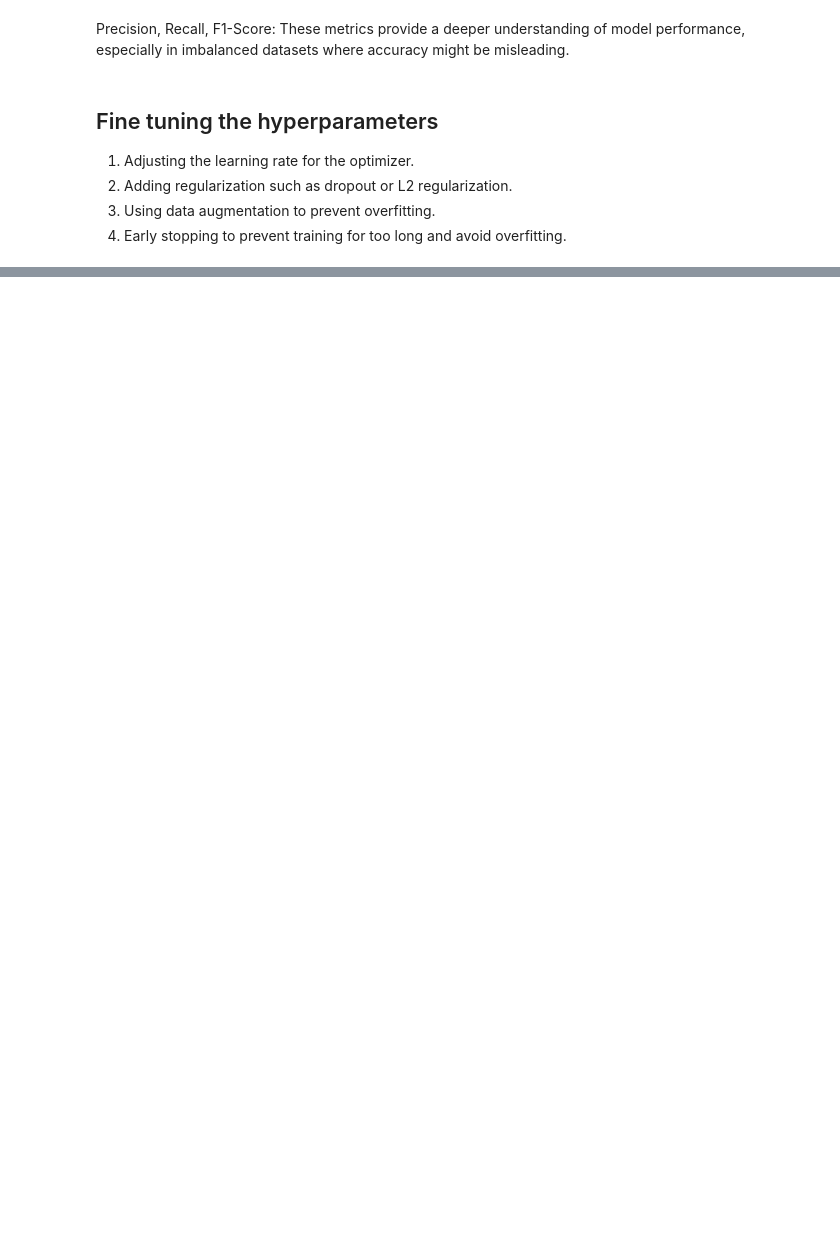
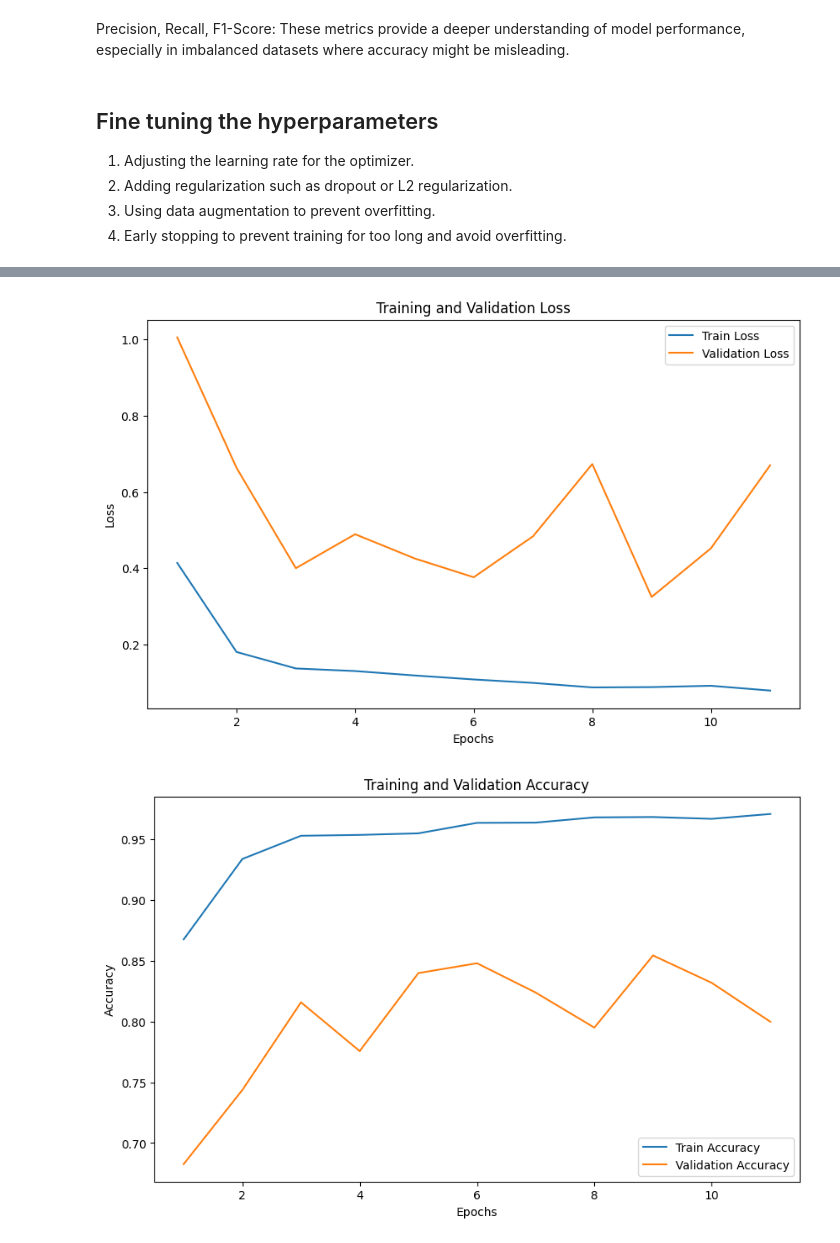
Before and after one commit to david-boules/SDS-CP021-pneumonia-detection, a Jupyter notebook: notebooks/cholpon-zhakshylykova/cholponz-CP021-Pneumonia-Detection.ipynb 14-01-22-440.ipynb, the cells around one changed output, grey strips where cells are left out. Drawn from its saved outputs; the diff is of its cells as text; code cells hidden in the pictures; blank space fills up the shorter version.

```diff
--- a/notebooks/cholpon-zhakshylykova/cholponz-CP021-Pneumonia-Detection.ipynb 14-01-22-440.ipynb
+++ b/notebooks/cholpon-zhakshylykova/cholponz-CP021-Pneumonia-Detection.ipynb 14-01-22-440.ipynb
@@ -663,0 +560,75 @@ Test F1 Score: 0.7524
+# %%
+# Plot the metrics
+
+# import matplotlib.pyplot as plt
+
+# Manually input the results you provided
+train_losses = [0.4141, 0.1808, 0.1375, 0.1307, 0.1192, 0.1087, 0.0997, 0.0879, 0.0887, 0.0922, 0.0796]
+train_accuracies = [0.8674, 0.9335, 0.9526, 0.9533, 0.9546, 0.9632, 0.9634, 0.9677, 0.9680, 0.9665, 0.9705]
+train_precisions = [0.8674, 0.9336, 0.9527, 0.9533, 0.9546, 0.9632, 0.9634, 0.9678, 0.9680, 0.9665, 0.9705]
+train_recalls = [0.8674, 0.9335, 0.9526, 0.9533, 0.9546, 0.9632, 0.9634, 0.9677, 0.9680, 0.9665, 0.9705]
+train_f1_scores = [0.8673, 0.9335, 0.9526, 0.9533, 0.9546, 0.9632, 0.9634, 0.9677, 0.9680, 0.9665, 0.9705]
+
+val_losses = [1.0051, 0.6633, 0.4002, 0.4893, 0.4260, 0.3766, 0.4838, 0.6732, 0.3248, 0.4522, 0.6699]
+val_accuracies = [0.6827, 0.7436, 0.8157, 0.7756, 0.8397, 0.8478, 0.8237, 0.7949, 0.8542, 0.8317, 0.7997]
+val_precisions = [0.8188, 0.8483, 0.8404, 0.8543, 0.8697, 0.8419, 0.8742, 0.8508, 0.8555, 0.8817, 0.8671]
+val_recalls = [0.5778, 0.6590, 0.7688, 0.7034, 0.7957, 0.8295, 0.7692, 0.7325, 0.8295, 0.7791, 0.7355]
+val_f1_scores = [0.5346, 0.6566, 0.7846, 0.7138, 0.8135, 0.8348, 0.7880, 0.7476, 0.8391, 0.7986, 0.7514]
+
+# Number of epochs
+epochs = list(range(1, len(train_losses) + 1))
+
+# Plotting the training and validation metrics
+
+# Loss plot
+plt.figure(figsize=(10, 6))
+plt.plot(epochs, train_losses, label='Train Loss')
+plt.plot(epochs, val_losses, label='Validation Loss')
+plt.xlabel('Epochs')
+plt.ylabel('Loss')
+plt.title('Training and Validation Loss')
+plt.legend()
+plt.show()
+
+# Accuracy plot
+plt.figure(figsize=(10, 6))
+plt.plot(epochs, train_accuracies, label='Train Accuracy')
+plt.plot(epochs, val_accuracies, label='Validation Accuracy')
+plt.xlabel('Epochs')
+plt.ylabel('Accuracy')
+plt.title('Training and Validation Accuracy')
+plt.legend()
+plt.show()
+
+# Precision plot
+plt.figure(figsize=(10, 6))
+plt.plot(epochs, train_precisions, label='Train Precision')
+plt.plot(epochs, val_precisions, label='Validation Precision')
+plt.xlabel('Epochs')
+plt.ylabel('Precision')
+plt.title('Training and Validation Precision')
+plt.legend()
+plt.show()
+
+# Recall plot
+plt.figure(figsize=(10, 6))
+plt.plot(epochs, train_recalls, label='Train Recall')
+plt.plot(epochs, val_recalls, label='Validation Recall')
+plt.xlabel('Epochs')
+plt.ylabel('Recall')
+plt.title('Training and Validation Recall')
+plt.legend()
+plt.show()
+
+# F1 score plot
+plt.figure(figsize=(10, 6))
+plt.plot(epochs, train_f1_scores, label='Train F1 Score')
+plt.plot(epochs, val_f1_scores, label='Validation F1 Score')
+plt.xlabel('Epochs')
+plt.ylabel('F1 Score')
+plt.title('Training and Validation F1 Score')
+plt.legend()
+plt.show()
+# %% [output]
+[figure, added]
+[figure, added]
```
Also changed, not shown: parts of 15 cells of this notebook.
